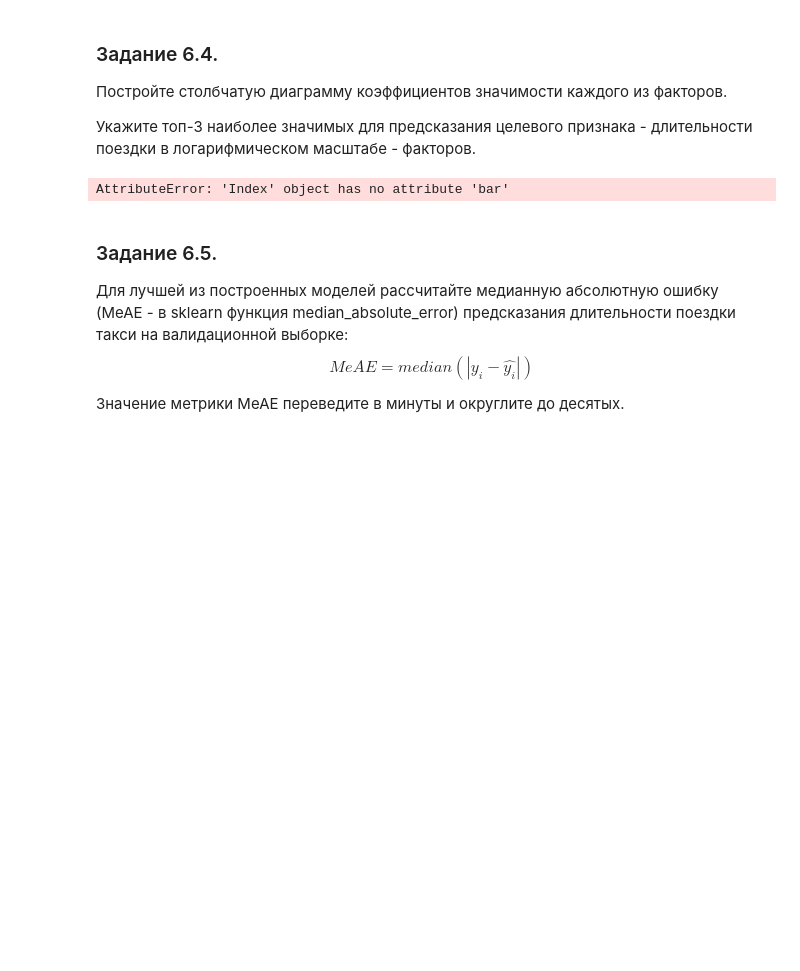
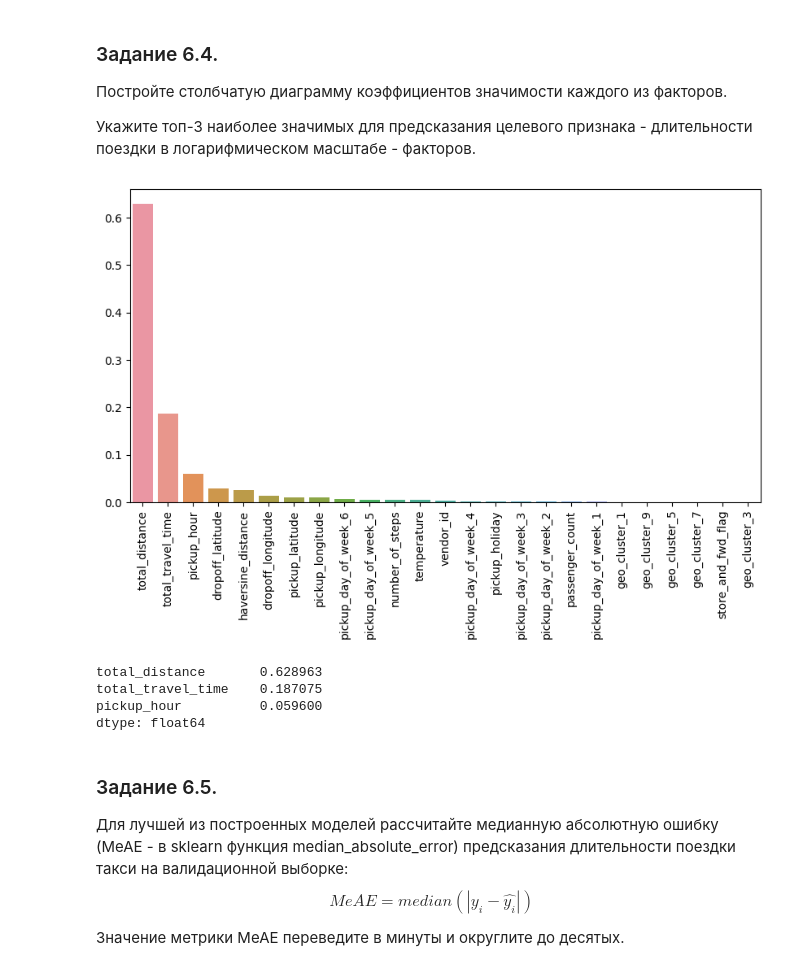
Before and after one commit to Alex1990opac/My_project_5, a Jupyter notebook: Project-5._Ноутбук-шаблон.ipynb, the cells around one changed output. Drawn from its saved outputs; the diff is of its cells as text; code cells hidden in the pictures; blank space fills up the shorter version.

```diff
--- a/Project-5._Ноутбук-шаблон.ipynb
+++ b/Project-5._Ноутбук-шаблон.ipynb
@@ -1094,13 +1097,21 @@ print(f'RMSLE на тестовых данных: {rmsle_valid_grad.round(2)}')
 Постройте столбчатую диаграмму коэффициентов значимости каждого из факторов.
 
 Укажите топ-3 наиболее значимых для предсказания целевого признака - длительности поездки в логарифмическом масштабе - факторов.
-# %%
-x_top = pd.Series(model.feature_importances_,model.feature_names_in_)
-x_top = x_top.nlargest(3)
-
-x_top.index.bar()
-# %% [output]
-AttributeError: 'Index' object has no attribute 'bar'
+# %%
+x_top = pd.Series(model.feature_importances_,model.feature_names_in_).sort_values(ascending=False)
+index_lst = list(x_top.index)
+fig, ax = plt.subplots(figsize=(10,5))
+sns.barplot(x = index_lst , y = x_top.values)
+ax.xaxis.set_tick_params(rotation = 90)
+# %% [output]
+[figure, added]
+# %%
+x_top.nlargest(3)
+# %% [output]
+total_distance       0.628963
+total_travel_time    0.187075
+pickup_hour          0.059600
+dtype: float64
 # %% [markdown]
 ### Задание 6.5.
 Для лучшей из построенных моделей рассчитайте медианную абсолютную ошибку (MeAE - в sklearn функция median_absolute_error) предсказания длительности поездки такси на валидационной выборке:
```
Also changed, not shown: parts of 1 cell of this notebook.
